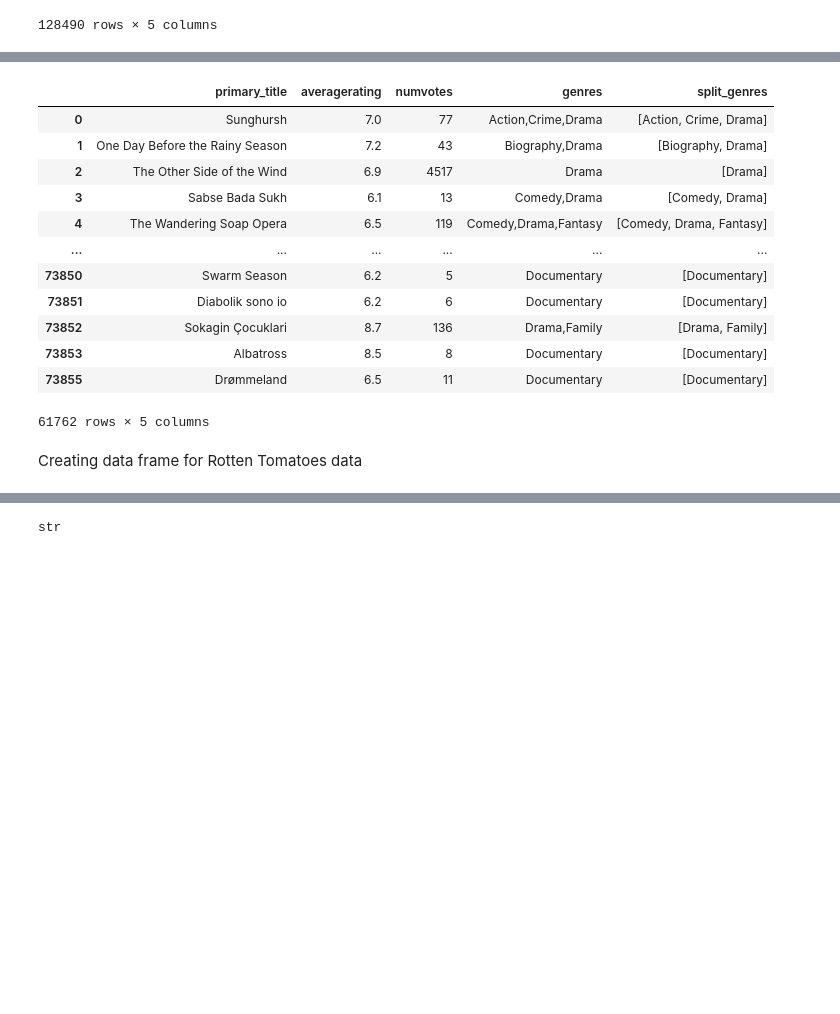
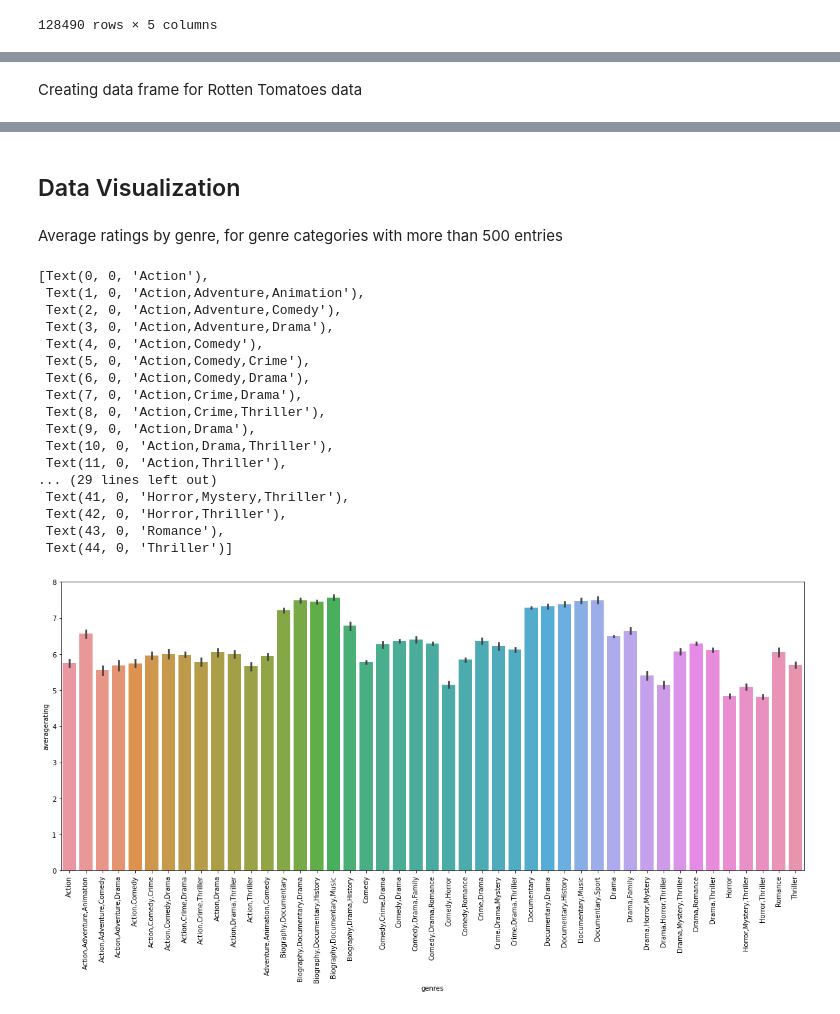
Before and after one commit to nancyho83/Microsoft-Movie-Analysis, a Jupyter notebook: cleaning-and-visualization.ipynb, the cells around one changed output, grey strips where cells are left out. Saved outputs shown, nothing was run; the diff lists cells and outputs as text; code cells hidden in the pictures; blank space fills up the shorter version.

Commit message:
Created first visualizations, will clean up later

```diff
--- a/cleaning-and-visualization.ipynb
+++ b/cleaning-and-visualization.ipynb
@@ -85,7 +122,8 @@ ratings_df['split_genres'] = ratings_df['genres'].str.split(',')
 # %%
 ratings_df = ratings_df.dropna(subset = ['genres'])
 # %%
-ratings_df.explode('split_genres')
+ratings_df = ratings_df.explode('split_genres')
+ratings_df
 # %% [output]
 |  | primary_title | averagerating | numvotes | genres | split_genres |
 | 0 | Sunghursh | 7.0 | 77 | Action,Crime,Drama | Action |
@@ -103,3 +143,5 @@ ratings_df.explode('split_genres')
 # %%
 x_df = ratings_df.groupby('genres').count().iloc[:,0]
-x2_df = x_df[x_df >= 100].index
+x2_df = x_df[x_df >= 500].index
+combined_ratings_df = ratings_df[ratings_df.genres.isin(x2_df)]
+combined_ratings_df.groupby('genres').mean().head()
@@ -106,19 +156,3 @@ x2_df = x_df[x_df >= 100].index
-# %%
-ratings_df[ratings_df.genres.isin(x2_df)]
-# %% [output]
-|  | primary_title | averagerating | numvotes | genres | split_genres |
-| 0 | Sunghursh | 7.0 | 77 | Action,Crime,Drama | [Action, Crime, Drama] |
-| 1 | One Day Before the Rainy Season | 7.2 | 43 | Biography,Drama | [Biography, Drama] |
-| 2 | The Other Side of the Wind | 6.9 | 4517 | Drama | [Drama] |
-| 3 | Sabse Bada Sukh | 6.1 | 13 | Comedy,Drama | [Comedy, Drama] |
-| 4 | The Wandering Soap Opera | 6.5 | 119 | Comedy,Drama,Fantasy | [Comedy, Drama, Fantasy] |
-| ... | ... | ... | ... | ... | ... |
-| 73850 | Swarm Season | 6.2 | 5 | Documentary | [Documentary] |
-| 73851 | Diabolik sono io | 6.2 | 6 | Documentary | [Documentary] |
-| 73852 | Sokagin Çocuklari | 8.7 | 136 | Drama,Family | [Drama, Family] |
-| 73853 | Albatross | 8.5 | 8 | Documentary | [Documentary] |
-| 73855 | Drømmeland | 6.5 | 11 | Documentary | [Documentary] |
-61762 rows × 5 columns
 # %% [markdown]
 Creating data frame for Rotten Tomatoes data
 # %%
@@ -134,7 +168,31 @@ rotten_tomatoes_df.head(5)
 | 2 | 10 | Comedy, Romance | Fresh | 67.0 | 24.0 | Spilled | ... |
 | 3 | 12 Angry Men (Twelve Angry Men) | Classics, Drama | Certified-Fresh | 100.0 | 54.0 | Upright | ... |
 | 4 | 20,000 Leagues Under The Sea | Action & Adventure, Drama, Kids &... | Fresh | 89.0 | 27.0 | Upright | ... |
-# %%
-type(rotten_tomatoes_df['genres'][0])
-# %% [output]
-str
+# %% [markdown]
+## Data Visualization
+# %% [markdown]
+Average ratings by genre, for genre categories with more than 500 entries
+# %%
+f, ax = plt.subplots(figsize=(20,8))
+ax = sns.barplot(x='genres', y='averagerating', data=combined_ratings_df,
+                order=x2_df)
+ax.set_xticklabels(ax.get_xticklabels(), rotation=90)
+# %% [output]
+[Text(0, 0, 'Action'),
+ Text(1, 0, 'Action,Adventure,Animation'),
+ Text(2, 0, 'Action,Adventure,Comedy'),
+ Text(3, 0, 'Action,Adventure,Drama'),
+ Text(4, 0, 'Action,Comedy'),
+ Text(5, 0, 'Action,Comedy,Crime'),
+ Text(6, 0, 'Action,Comedy,Drama'),
+ Text(7, 0, 'Action,Crime,Drama'),
+ Text(8, 0, 'Action,Crime,Thriller'),
+ Text(9, 0, 'Action,Drama'),
+ Text(10, 0, 'Action,Drama,Thriller'),
+ Text(11, 0, 'Action,Thriller'),
+... (29 lines left out)
+ Text(41, 0, 'Horror,Mystery,Thriller'),
+ Text(42, 0, 'Horror,Thriller'),
+ Text(43, 0, 'Romance'),
+ Text(44, 0, 'Thriller')]
+[figure, added]
```
Also changed, not shown: parts of 10 cells of this notebook.
